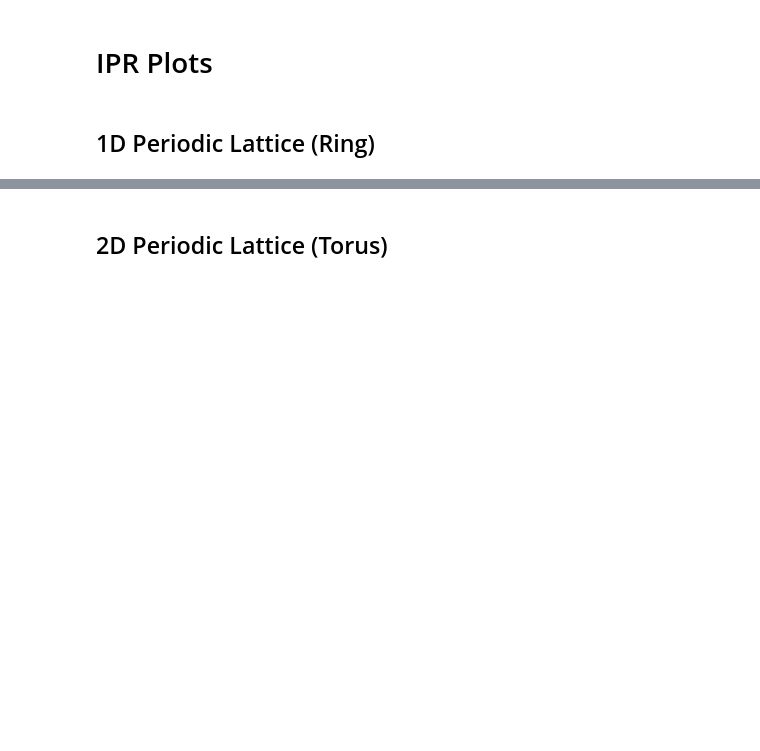
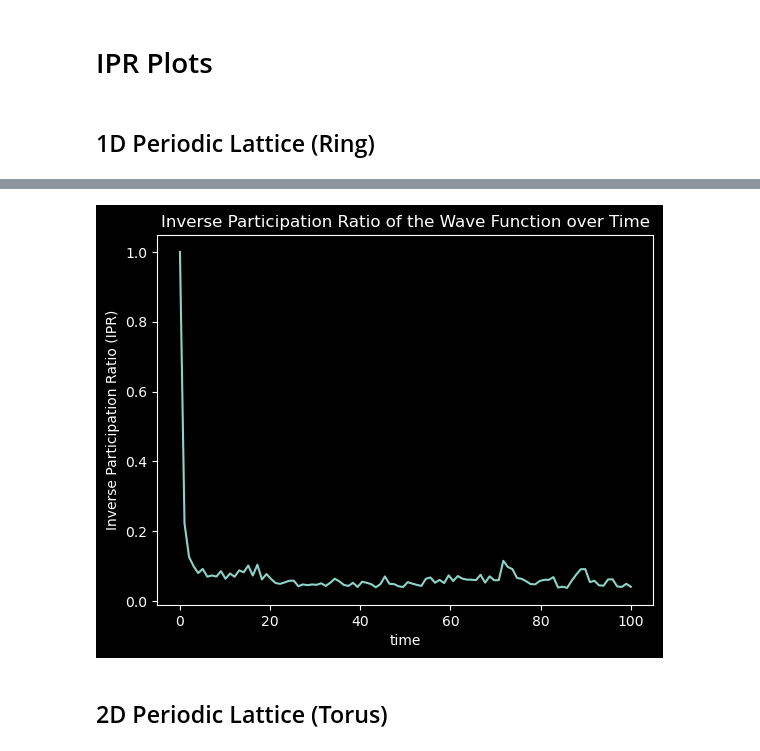
Before and after one commit to ravikoka/qgraph, a Jupyter notebook: analysis.ipynb, the cells around one changed output, grey strips where cells are left out. Drawn from its saved outputs; the diff is of its cells as text; code cells hidden in the pictures; blank space fills up the shorter version.

```diff
--- a/analysis.ipynb
+++ b/analysis.ipynb
@@ -91,2 +100,6 @@ saving animation to plots/random_graph_animation_n_100_tmax_40_W_1_p_0.03.gif
+# %%
+plot_ipr_evolution(anderson_graph=anderson_ring, t_max=100, nt=100)
+# %% [output]
+[figure, added]
 # %% [markdown]
 ## 2D Periodic Lattice (Torus)
```
Also changed, not shown: parts of 5 cells of this notebook, 1 other file.
